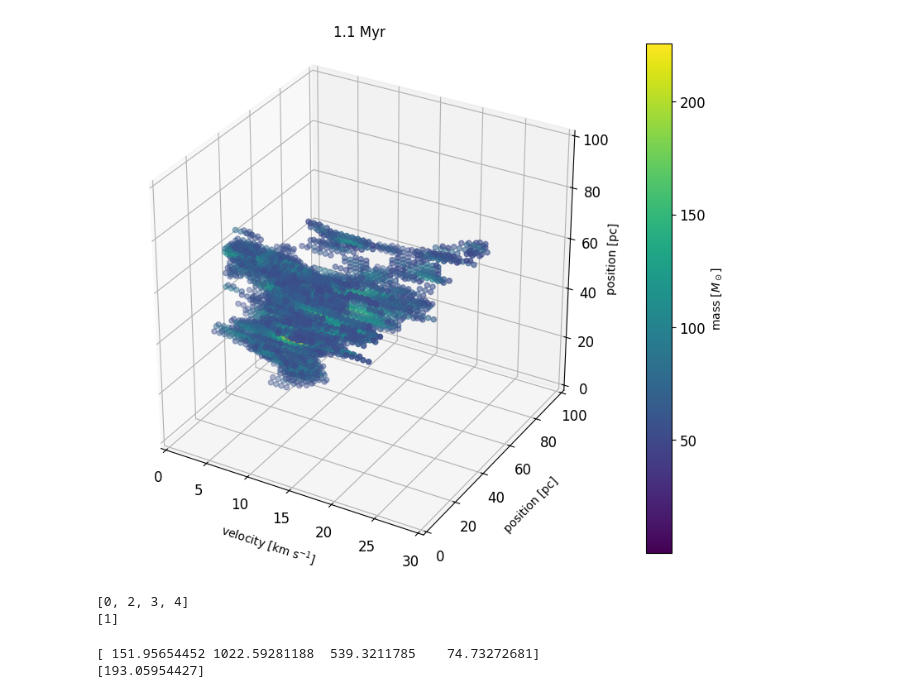
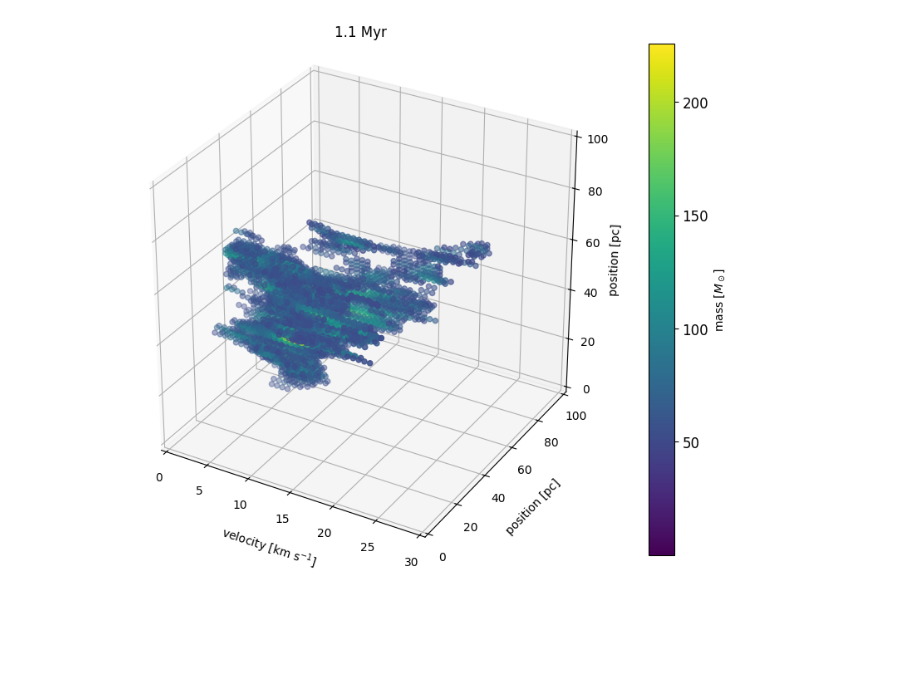
Before and after one commit to kotora260/StarGen, a Jupyter notebook: analysis_mass_ppv/dendro3D_1000.ipynb, the cells around one changed output. Saved outputs shown, nothing was run; the diff lists cells and outputs as text; code cells hidden in the pictures; blank space fills up the shorter version.

```diff
--- a/analysis_mass_ppv/dendro3D_1000.ipynb
+++ b/analysis_mass_ppv/dendro3D_1000.ipynb
@@ -14,16 +14,16 @@ import pandas as pd
 # %%
 # load data
 
-d1000 = np.load("datasets/1000.npz")
-m1000 = d1000["arr_2"]
+d = np.load("C:/Users/kotor/StarGen/datasets/mass_ppv/1000.npz")
+m = d["arr_2"]
 
-rv = d1000['arr_0']
-pc = d1000['arr_1']
+rv = d['arr_0']
+pc = d['arr_1']
 # %%
 # make 3D map
 
-shape = m1000.shape
-gas_mass = m1000.reshape(-1)
+shape = m.shape
+gas_mass = m.reshape(-1)
 colormap = plt.get_cmap('viridis')
 norm = plt.Normalize(gas_mass.min(), gas_mass.max())
 
@@ -32,37 +32,34 @@ ax = fig.add_subplot(111, projection='3d')
 ax.set_box_aspect((1,1,1))
 
 x_coords = np.repeat(np.arange(shape[0]), shape[1]*shape[2]) * rv
 y_coords = np.tile(np.repeat(np.arange(shape[1]), shape[2]), shape[0]) * pc
 z_coords = np.tile(np.arange(shape[2]), shape[0]*shape[1]) * pc
 
 threshold = 50
 mask= gas_mass > threshold
 
 x_filtered = x_coords[mask]
 y_filtered = y_coords[mask]
 z_filtered = z_coords[mask]
 gas_mass_filtered = gas_mass[mask]
 
 scatter = ax.scatter(x_filtered, y_filtered, z_filtered, c=gas_mass_filtered, cmap=colormap, norm=norm)
 
 cbar = plt.colorbar(scatter, ax=ax, orientation='vertical')
 cbar.set_label('mass [$M_\odot$]')
 cbar.ax.tick_params(labelsize=12)
 
 ax.set_xlim3d(0, 30)
 ax.set_ylim3d(0, 100)
 ax.set_zlim3d(0, 100)
 
 plt.title("1.1 Myr")
 
 X = ax.set_xlabel('velocity [km s$^{-1}$]', labelpad=10)
 Y = ax.set_ylabel('position [pc]', labelpad=10)
 Z = ax.set_zlabel('position [pc]', labelpad=4)
-plt.tick_params(labelsize=12)
-
-#plt.savefig("3Dmap_1000")
 # %% [output]
-[figure, old version]
+[figure, new version]
 # %%
 # compute dendrogram
 
@@ -70,34 +66,0 @@ dendro3D_1000 = Dendrogram.compute(m1000, min_value=90, min_delta=20, min_npix=5
-# %%
-# make index
-
-leaf_indices = [i for i, structure in enumerate(dendro3D_1000.all_structures) if structure.is_leaf]
-branch_indices = [j for j, structure in enumerate(dendro3D_1000.all_structures) if structure.is_branch]
-
-print(leaf_indices)
-print(branch_indices)
-# %% [output]
-[0, 2, 3, 4]
-[1]
-# %%
-# check the size of structures
-
-leaf_npix, branch_npix = [], []
-
-for structure_index in leaf_indices:
-    structure = dendro3D_1000[structure_index]
-    npix = structure.get_npix()
-    leaf_npix.append(npix)
-
-for structure_index in branch_indices:
-    structure = dendro3D_1000[structure_index]
-    npix = structure.get_npix()
-    branch_npix.append(npix)
-
-leaf_sizes = leaf_npix * rv * pc**2
-branch_sizes = branch_npix * rv * pc**2
-
-print(leaf_sizes)
-print(branch_sizes)
-# %% [output]
-[ 151.95654452 1022.59281188  539.3211785    74.73272681]
-[193.05954427]
```
Also changed, not shown: parts of 13 cells of this notebook, 1 other file.
